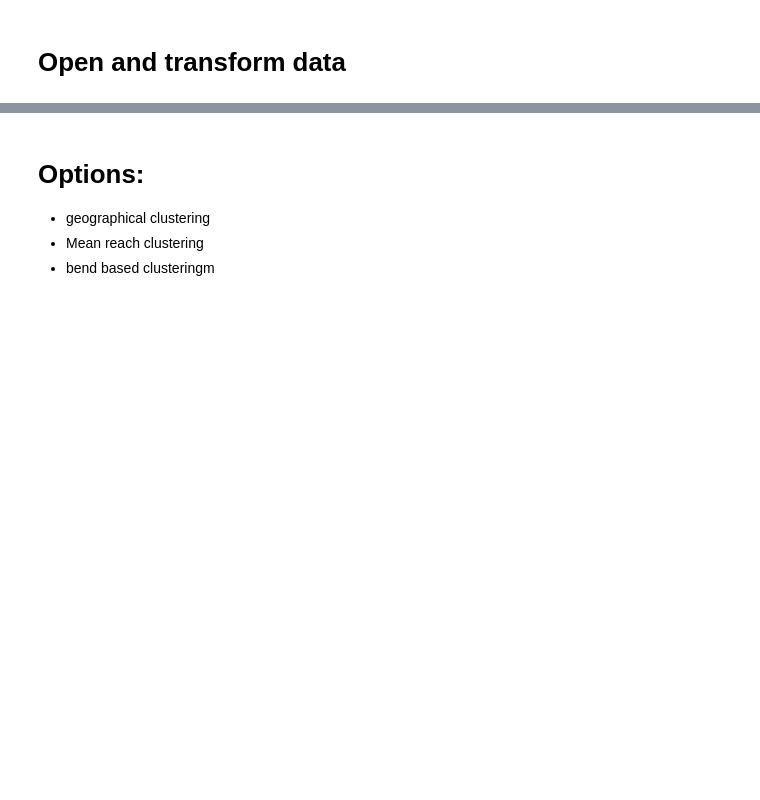
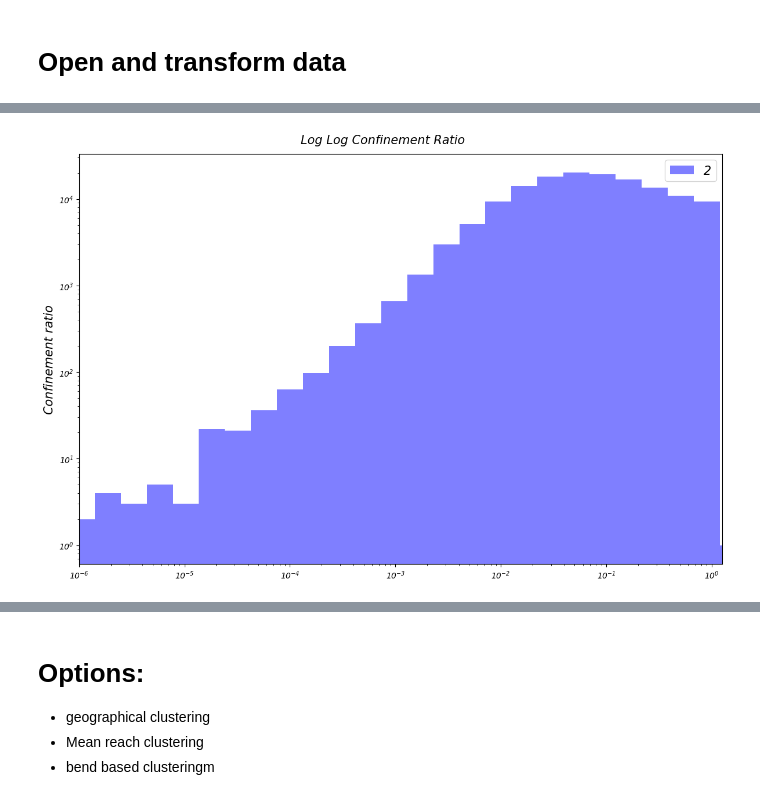
Before and after one commit to niekcde/river-confinement, a Jupyter notebook: clustering_confinement.ipynb, the cells around one changed output, grey strips where cells are left out. Drawn from its saved outputs; the diff is of its cells as text; code cells hidden in the pictures; blank space fills up the shorter version.

Commit message:
conf_spatial
update spatial and confinement

```diff
--- a/clustering_confinement.ipynb
+++ b/clustering_confinement.ipynb
@@ -24,2 +27,7 @@ from run_confinement_values import concat_reachAveraged
 # %% [markdown]
 # Open and transform data
+# %%
+f = directory + 'results/single_smoothed/eu_50_02_smoothed.nc'
+ds = xr.open_dataset(f)
+# %%
+df = ds.to_dataframe().reset_index()
@@ -26,3 +55,33 @@ from run_confinement_values import concat_reachAveraged
+# %%
+labelTextSize = 15
+# %%
+f, ax = plt.subplots(nrows = 1, ncols = 1, figsize  = [12,8], squeeze = False)
+X = ['slope_inn_normalized_smooth']
+# X = ['ER_out_2', 'ER_out_4']
+color = ['blue', 'red', 'green', 'yellow']
+leg = ['2', '4', '8', '15']
+c = r = 0
+for i in range(len(X)):
+    x = df[X[i]]
+    if x.min() <= 0:
+        x = x[x > 0]
+    bin_edges = np.logspace(np.log10(x.min()), np.log10(x.max()), num=800)
+
+    # Create histogram
+    ax[r,c].hist(x, bins=bin_edges, alpha=0.5, color = color[i], label = leg[i])
+ax[r,c].set_xscale('log')
+ax[r,c].set_yscale('log')
+ax[r,c].set_ylabel('Count'            , fontsize = labelTextSize)
+ax[r,c].set_ylabel('Confinement ratio', fontsize = labelTextSize)
+
+f.suptitle('Log Log Confinement Ratio', fontsize = labelTextSize)
+plt.tight_layout()
+plt.legend(fontsize = labelTextSize)
+# plt.ylim([10**2,10**5])
+plt.xlim([10**-6,10**0.1])
+plt.show()
+# %% [output]
+[figure, added]
 # %%
 f = directory + 'results/single_values/global_50_02_conf.nc'
 ds = xr.open_dataset(f)
```
Also changed, not shown: parts of 12 cells of this notebook, 2 other files.
